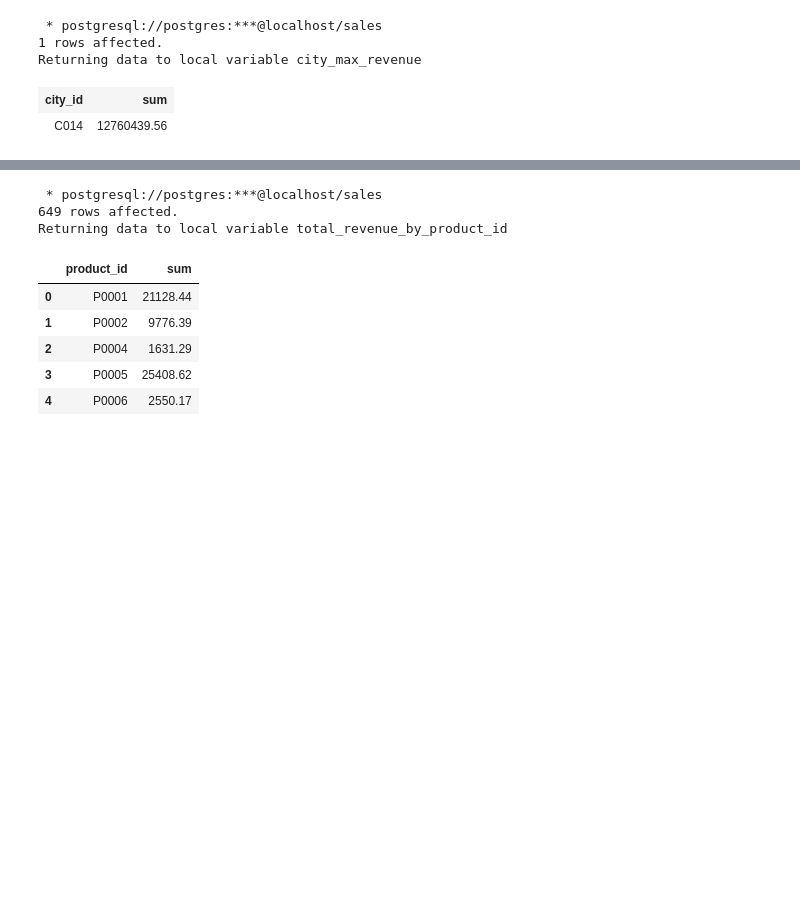
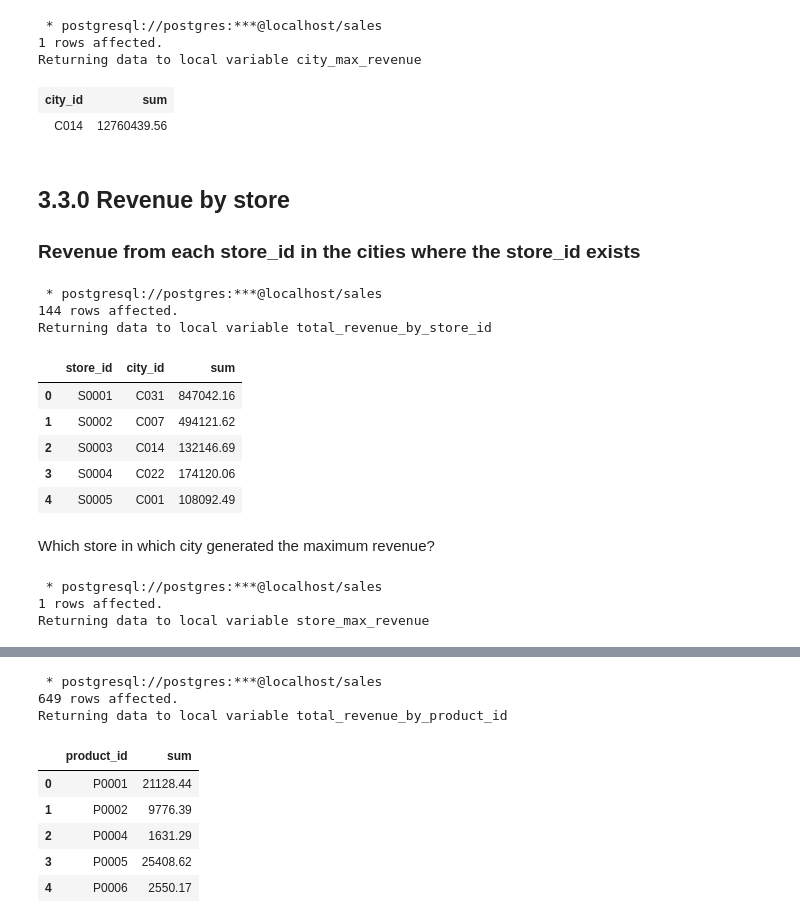
Before and after one commit to ChigozieObika/sql_sales_analysis, a Jupyter notebook: ipython_analysis.ipynb, the cells around one changed output, grey strips where cells are left out. Saved outputs shown, nothing was run; the diff lists cells and outputs as text; code cells hidden in the pictures; blank space fills up the shorter version.

```diff
--- a/ipython_analysis.ipynb
+++ b/ipython_analysis.ipynb
@@ -244,3 +297,44 @@ city_max_revenue
 # %% [output]
 | city_id | sum |
 | C014 | 12760439.56 |
+# %% [markdown]
+## 3.3.0 Revenue by store
+
+### Revenue from each store_id in the cities where the store_id exists
+# %%
+%%sql total_revenue_by_store_id << SELECT sales.store_id, city_id, CAST(
+    SUM(revenue) AS DECIMAL (10,2)
+    )
+FROM sales
+INNER JOIN
+store_cities ON sales.store_id=store_cities.store_id
+GROUP BY sales.store_id, city_id
+# %% [output]
+ * postgresql://postgres:***@localhost/sales
+144 rows affected.
+Returning data to local variable total_revenue_by_store_id
+# %%
+total_revenue_by_store_id_df = total_revenue_by_store_id.DataFrame()
+total_revenue_by_store_id_df.head()
+# %% [output]
+|  | store_id | city_id | sum |
+| 0 | S0001 | C031 | 847042.16 |
+| 1 | S0002 | C007 | 494121.62 |
+| 2 | S0003 | C014 | 132146.69 |
+| 3 | S0004 | C022 | 174120.06 |
+| 4 | S0005 | C001 | 108092.49 |
+# %% [markdown]
+Which store in which city generated the maximum revenue?
+# %%
+%%sql store_max_revenue << SELECT sales.store_id, city_id, CAST(
+    SUM(revenue) AS DECIMAL (10,2)
+    )
+FROM sales
+INNER JOIN store_cities ON sales.store_id=store_cities.store_id
+GROUP BY sales.store_id, city_id
+ORDER BY sum DESC
+LIMIT 1
+# %% [output]
+ * postgresql://postgres:***@localhost/sales
+1 rows affected.
+Returning data to local variable store_max_revenue
```
Also changed, not shown: parts of 48 cells of this notebook.
